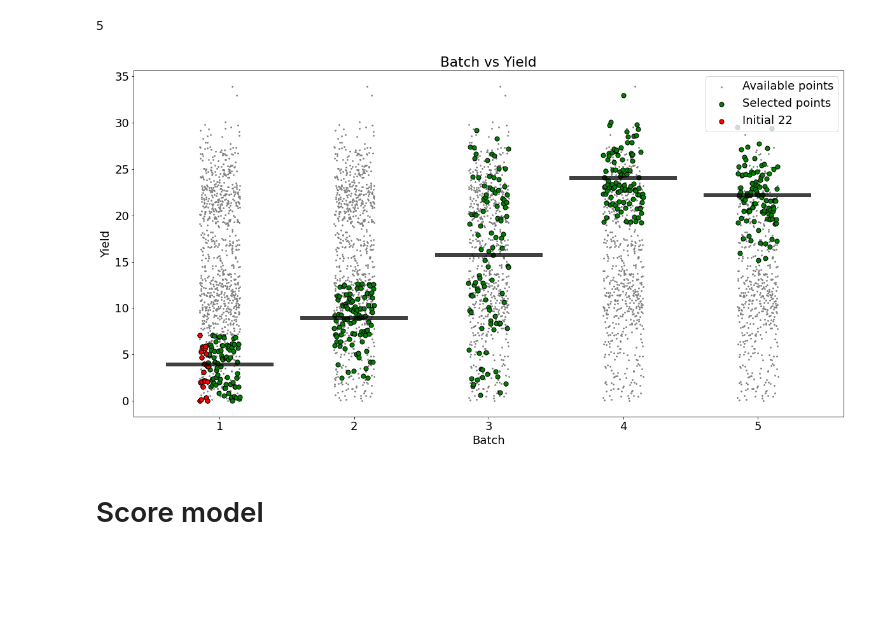
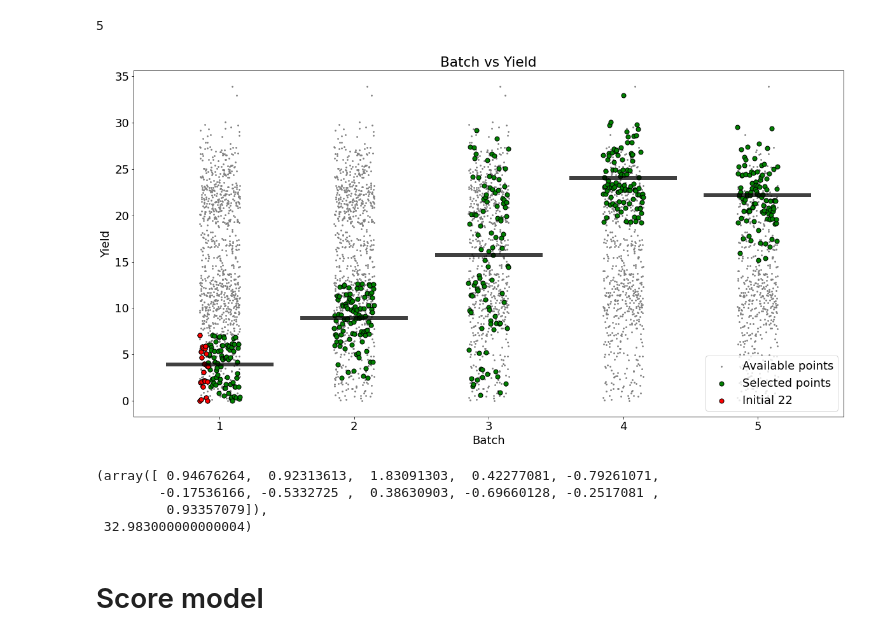
Before and after one commit to ryanquinnnelson/CMU-02750-Active-Learning-Guided-Protein-Production-Optimization, a Jupyter notebook: HW4_q2_yield_ryann.ipynb, the cells around one changed output. Drawn from its saved outputs; the diff is of its cells as text; code cells hidden in the pictures; blank space fills up the shorter version.

```diff
--- a/HW4_q2_yield_ryann.ipynb
+++ b/HW4_q2_yield_ryann.ipynb
@@ -199,7 +199,10 @@ def yield_stats(df, batch):
     # max
     max_yield = df_yield.max()
 
-    return mean_yield, std_yield, min_yield, max_yield
+    # max
+    median_yield = df_yield.median()
+
+    return mean_yield, std_yield, min_yield, max_yield, median_yield
 # %% [markdown]
 # Data Prep
 # %% [markdown]
@@ -350,14 +353,16 @@ mean_yields = []
 std_yields = []
 min_yields = []
 max_yields = []
+median_yields = []
 
 for b in range(n_batch+1):
-    mean_yield, std_yield, min_yield, max_yield = yield_stats(df_results, b)
+    mean_yield, std_yield, min_yield, max_yield, median_yield = yield_stats(df_results, b)
 
     mean_yields.append(mean_yield)
     std_yields.append(std_yield)
     min_yields.append(min_yield)
     max_yields.append(max_yield)
+    median_yields.append(median_yield)
 
 plt.title('Yield (mean)')
 plt.xticks([1,2,3,4,5])
@@ -379,6 +384,11 @@ plt.title('Yield (std deviation)')
 plt.xticks([1,2,3,4,5])
 plt.plot([1,2,3,4,5],std_yields)
 plt.show()
+
+plt.title('Yield (median)')
+plt.xticks([1,2,3,4,5])
+plt.plot([1,2,3,4,5],median_yields)
+plt.show()
 # %% [output]
 (915, 11)
 (915,)
@@ -481,35 +497,43 @@ plt.scatter(x_points_2,
 x_points = plot_points(df_results, n_batch+1, batch_size, 0.3)
 len(x_points)
 
 plt.scatter(x_points,
             df_results['Yield'].tolist(),
             marker="o",
             s=50,
             color='g',
            edgecolor='k',
            label='Selected points')
 
 plt.scatter(x_points[:22],
             df_results['Yield'].tolist()[:22],
             marker="o",
             s=50,
             color='r',
            edgecolor='k',
            label='Initial 22')
 
 
 plt.bar([1,2,3,4,5],
         height=0.4,
         bottom=mean_yields,
         alpha=0.75,
        color='k')
 plt.title('Batch vs Yield')
 plt.ylabel('Yield')
 plt.xlabel('Batch')
-plt.legend()
+plt.legend(loc='lower right')
 plt.show()
 # %% [output]
-[figure, old version]
+[figure, new version]
+# %%
+# determine max yield
+optimizer.get_max()
+# %% [output]
+(array([ 0.94676264,  0.92313613,  1.83091303,  0.42277081, -0.79261071,
+        -0.17536166, -0.5332725 ,  0.38630903, -0.69660128, -0.2517081 ,
+         0.93357079]),
+ 32.983000000000004)
 # %% [markdown]
 # Score model
 # %%
```
Also changed, not shown: parts of 3 cells of this notebook, 1 other file.
